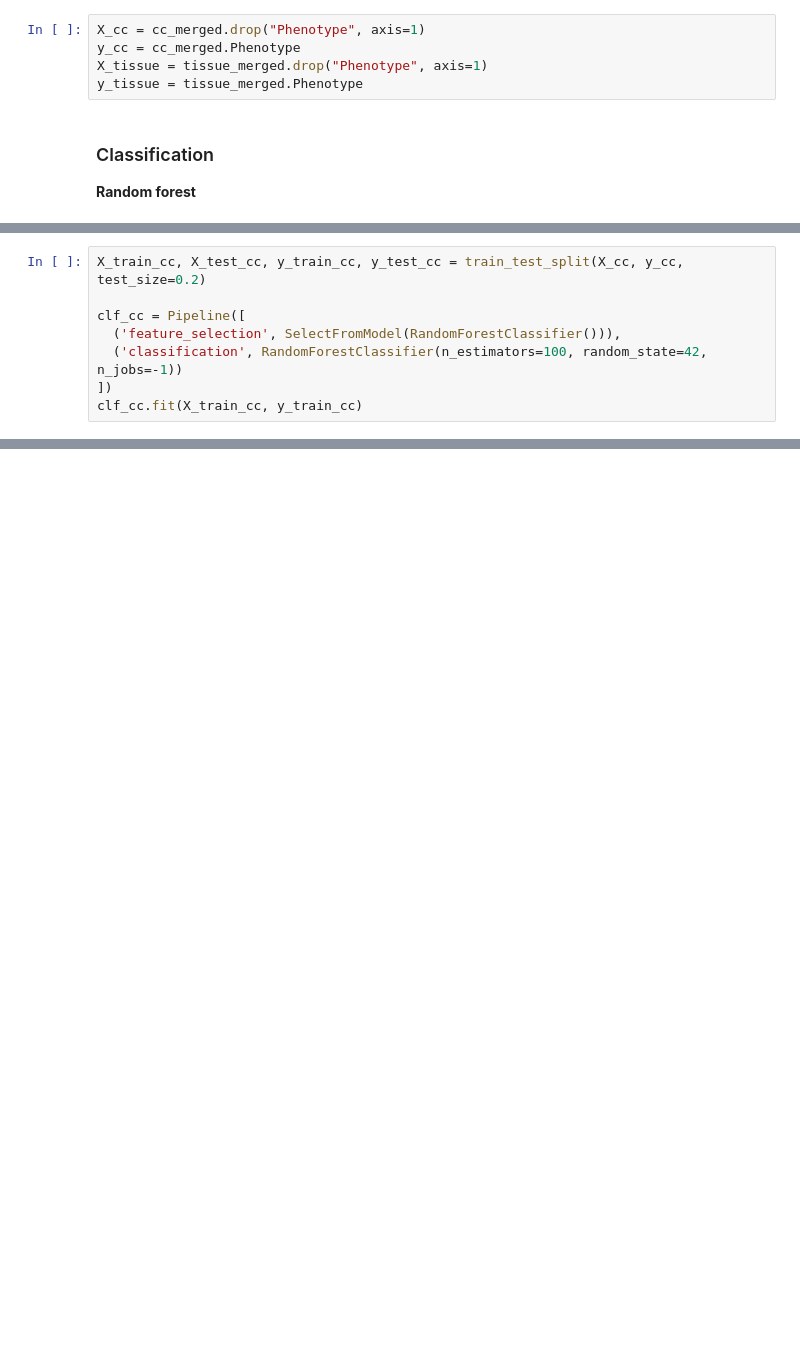
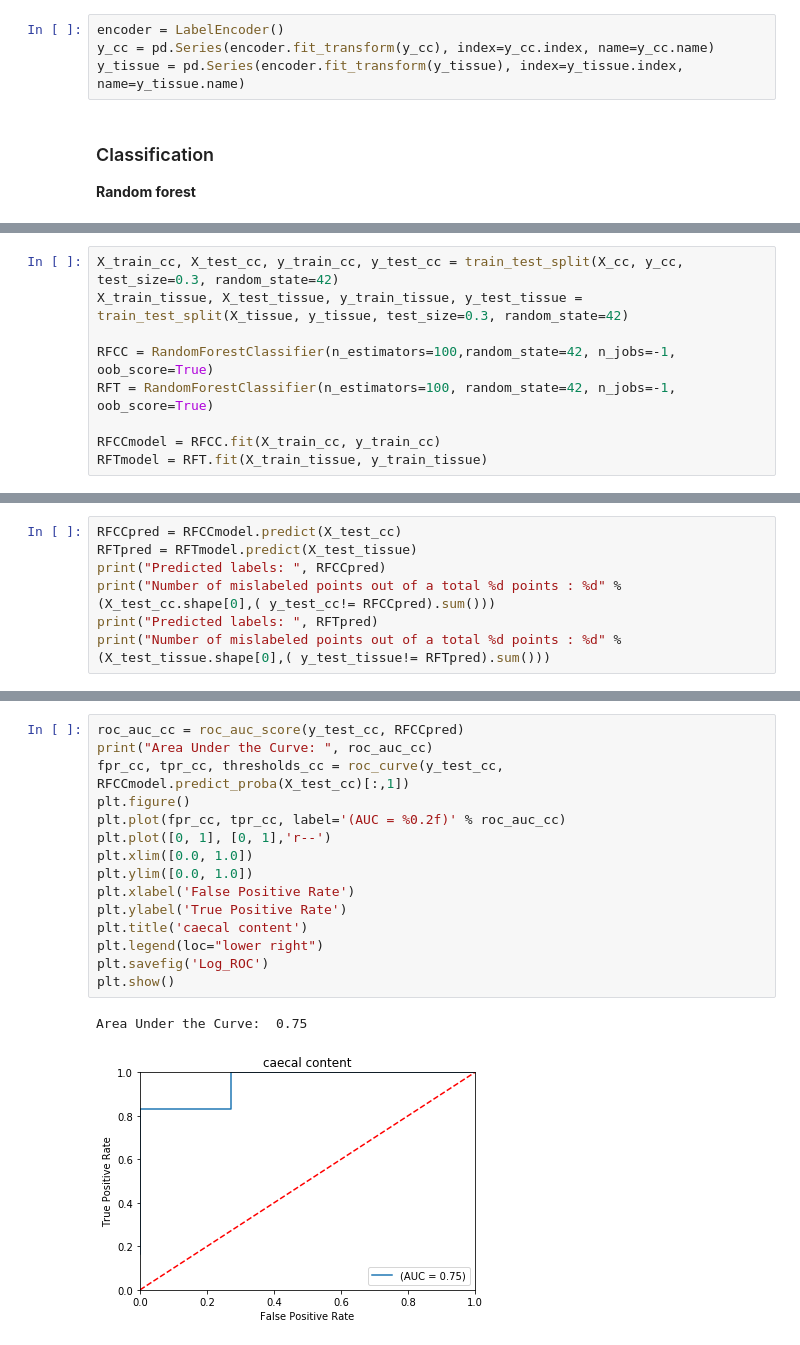
Before and after one commit to adamsorbie/Supervised_classification_AV_AVI, a Jupyter notebook: predict_phenotype.ipynb, the cells around one changed output, grey strips where cells are left out. Cells and saved outputs as stored; diff of their text form; blank space fills up the shorter version.

Commit message:
added roc curve and auc

```diff
--- a/predict_phenotype.ipynb
+++ b/predict_phenotype.ipynb
@@ -30,8 +34,7 @@ tissue_merged = read_merge("tissue/OTUs_Table-norm-rel.tab", "tissue/alpha-diver
-# %%
-X_cc = cc_merged.drop("Phenotype", axis=1)
-y_cc = cc_merged.Phenotype
-X_tissue = tissue_merged.drop("Phenotype", axis=1)
-y_tissue = tissue_merged.Phenotype
+# %%
+encoder = LabelEncoder()
+y_cc = pd.Series(encoder.fit_transform(y_cc), index=y_cc.index, name=y_cc.name)
+y_tissue = pd.Series(encoder.fit_transform(y_tissue), index=y_tissue.index, name=y_tissue.name)
 # %% [markdown]
 ### Classification
 
@@ -81,8 +42,9 @@ Accuracy: 91.94% (27.23%)
 # %%
-X_train_cc, X_test_cc, y_train_cc, y_test_cc = train_test_split(X_cc, y_cc, test_size=0.2)
+X_train_cc, X_test_cc, y_train_cc, y_test_cc = train_test_split(X_cc, y_cc, test_size=0.3, random_state=42)
+X_train_tissue, X_test_tissue, y_train_tissue, y_test_tissue = train_test_split(X_tissue, y_tissue, test_size=0.3, random_state=42)
 
-clf_cc = Pipeline([
-  ('feature_selection', SelectFromModel(RandomForestClassifier())),
-  ('classification', RandomForestClassifier(n_estimators=100, random_state=42, n_jobs=-1))
-])
-clf_cc.fit(X_train_cc, y_train_cc)
+RFCC = RandomForestClassifier(n_estimators=100,random_state=42, n_jobs=-1, oob_score=True)
+RFT = RandomForestClassifier(n_estimators=100, random_state=42, n_jobs=-1, oob_score=True)
+
+RFCCmodel = RFCC.fit(X_train_cc, y_train_cc)
+RFTmodel = RFT.fit(X_train_tissue, y_train_tissue)
@@ -118,0 +51,7 @@ Accuracy: 93.78% (5.10%)
+# %%
+RFCCpred = RFCCmodel.predict(X_test_cc)
+RFTpred = RFTmodel.predict(X_test_tissue)
+print("Predicted labels: ", RFCCpred)
+print("Number of mislabeled points out of a total %d points : %d" % (X_test_cc.shape[0],( y_test_cc!= RFCCpred).sum()))
+print("Predicted labels: ", RFTpred)
+print("Number of mislabeled points out of a total %d points : %d" % (X_test_tissue.shape[0],( y_test_tissue!= RFTpred).sum()))
@@ -118,0 +82,18 @@ Accuracy: 93.78% (5.10%)
+# %%
+roc_auc_cc = roc_auc_score(y_test_cc, RFCCpred)
+print("Area Under the Curve: ", roc_auc_cc)
+fpr_cc, tpr_cc, thresholds_cc = roc_curve(y_test_cc, RFCCmodel.predict_proba(X_test_cc)[:,1])
+plt.figure()
+plt.plot(fpr_cc, tpr_cc, label='(AUC = %0.2f)' % roc_auc_cc)
+plt.plot([0, 1], [0, 1],'r--')
+plt.xlim([0.0, 1.0])
+plt.ylim([0.0, 1.0])
+plt.xlabel('False Positive Rate')
+plt.ylabel('True Positive Rate')
+plt.title('caecal content')
+plt.legend(loc="lower right")
+plt.savefig('Log_ROC')
+plt.show()
+# %% [output]
+Area Under the Curve:  0.75
+[figure, added]
```
Also changed, not shown: parts of 18 cells of this notebook.
